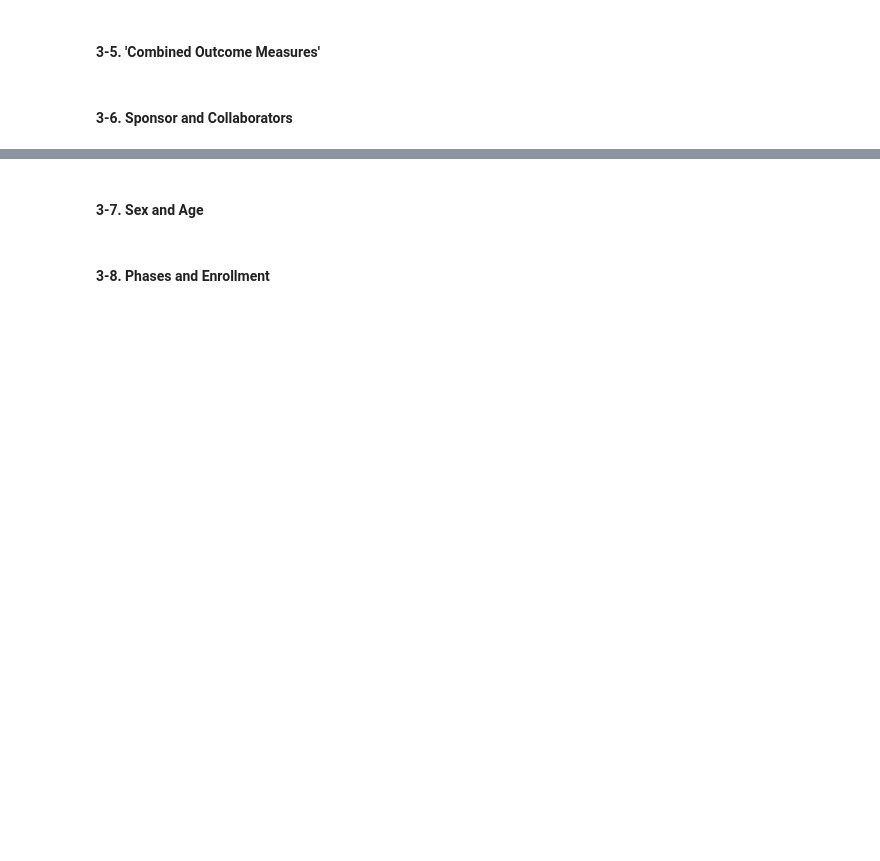
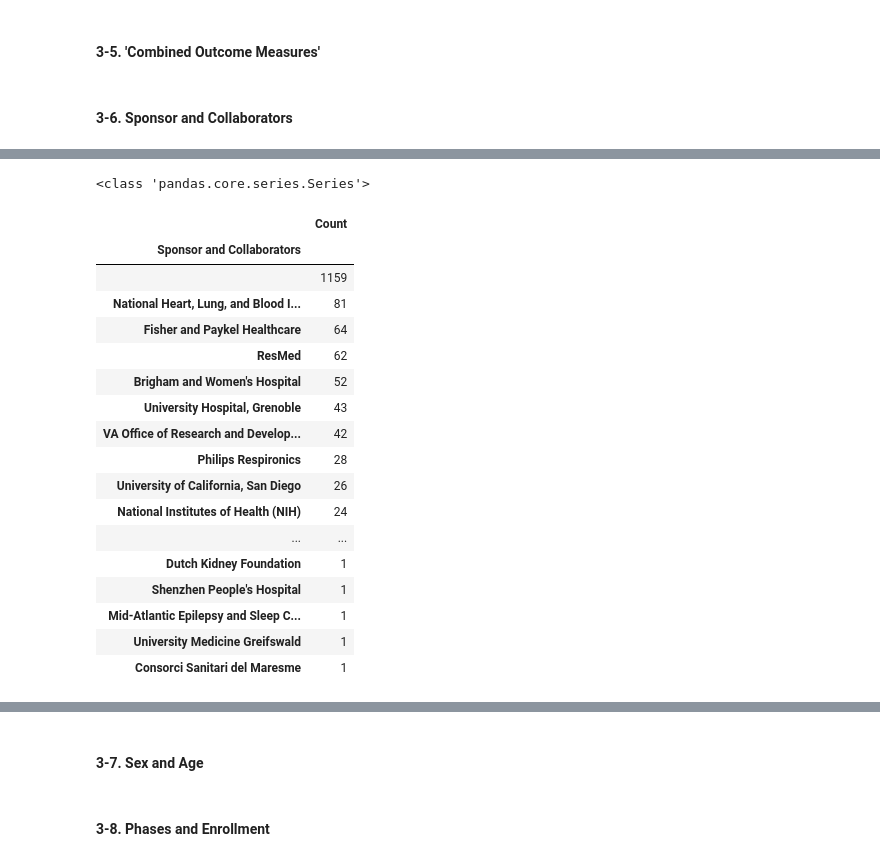
Before and after one commit to elliahsieh/strategic-partner-identification, a Jupyter notebook: notebooks/02_exploratory_analysis.ipynb, the cells around one changed output, grey strips where cells are left out. Drawn from its saved outputs; the diff is of its cells as text; code cells hidden in the pictures; blank space fills up the shorter version.

```diff
--- a/notebooks/02_exploratory_analysis.ipynb
+++ b/notebooks/02_exploratory_analysis.ipynb
@@ -165,0 +251,7 @@ Name: count, dtype: int64
+# %%
+df['Sponsor and Collaborators'] = df['Sponsor'] + '|' + df['Collaborators'].fillna('')
+
+sponsor_collab_exploded = df['Sponsor and Collaborators'].str.split('|').explode()
+sponsor_collab_count = sponsor_collab_exploded.value_counts()
+
+sponsor_collab_count
@@ -165,0 +276,29 @@ Name: count, dtype: int64
+# %%
+print(type(sponsor_collab_count))
+# %% [output]
+<class 'pandas.core.series.Series'>
+# %%
+# Convert the counts to a DataFrame to observe all data
+
+sponsor_collab_count = sponsor_collab_count.to_frame()
+# %%
+sponsor_collab_count
+# %% [output]
+|  | Count |
+| Sponsor and Collaborators |  |
+|  | 1159 |
+| National Heart, Lung, and Blood I... | 81 |
+| Fisher and Paykel Healthcare | 64 |
+| ResMed | 62 |
+| Brigham and Women's Hospital | 52 |
+| University Hospital, Grenoble | 43 |
+| VA Office of Research and Develop... | 42 |
+| Philips Respironics | 28 |
+| University of California, San Diego | 26 |
+| National Institutes of Health (NIH) | 24 |
+| ... | ... |
+| Dutch Kidney Foundation | 1 |
+| Shenzhen People's Hospital | 1 |
+| Mid-Atlantic Epilepsy and Sleep C... | 1 |
+| University Medicine Greifswald | 1 |
+| Consorci Sanitari del Maresme | 1 |
```
Also changed, not shown: parts of 13 cells of this notebook.
